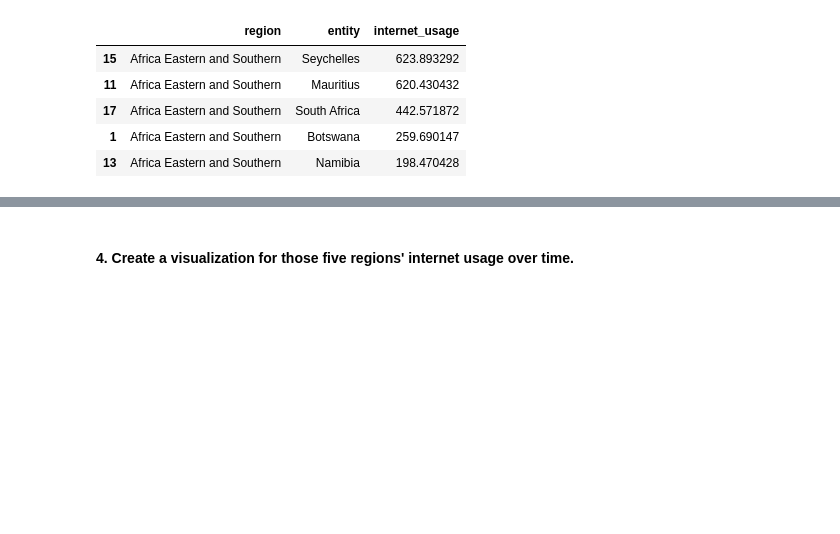
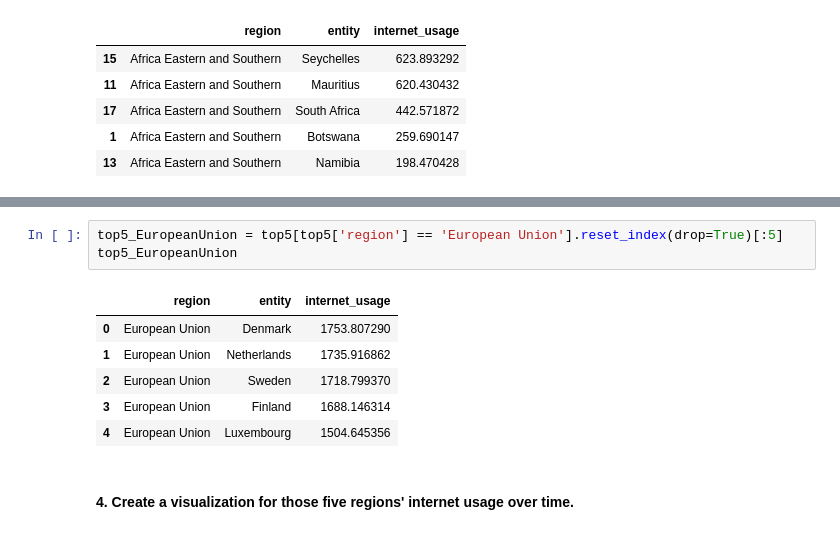
Before and after one commit to TelRich/World_Access_to_the_Internet, a Jupyter notebook: notebook.ipynb, the cells around one changed output, grey strips where cells are left out. Drawn from its saved outputs; the diff is of its cells as text; blank space fills up the shorter version.

```diff
--- a/notebook.ipynb
+++ b/notebook.ipynb
@@ -635,3 +623,13 @@ top5_EuropeanUnion.groupby('entity')['internet_usage'].sum().sort_values(ascendi
+# %%
+top5_EuropeanUnion = top5[top5['region'] == 'European Union'].reset_index(drop=True)[:5]
+top5_EuropeanUnion
+# %% [output]
+|  | region | entity | internet_usage |
+| 0 | European Union | Denmark | 1753.807290 |
+| 1 | European Union | Netherlands | 1735.916862 |
+| 2 | European Union | Sweden | 1718.799370 |
+| 3 | European Union | Finland | 1688.146314 |
+| 4 | European Union | Luxembourg | 1504.645356 |
 # %% [markdown]
 #### 4. Create a visualization for those five regions' internet usage over time.
 # %%
```
Also changed, not shown: parts of 10 cells of this notebook.
